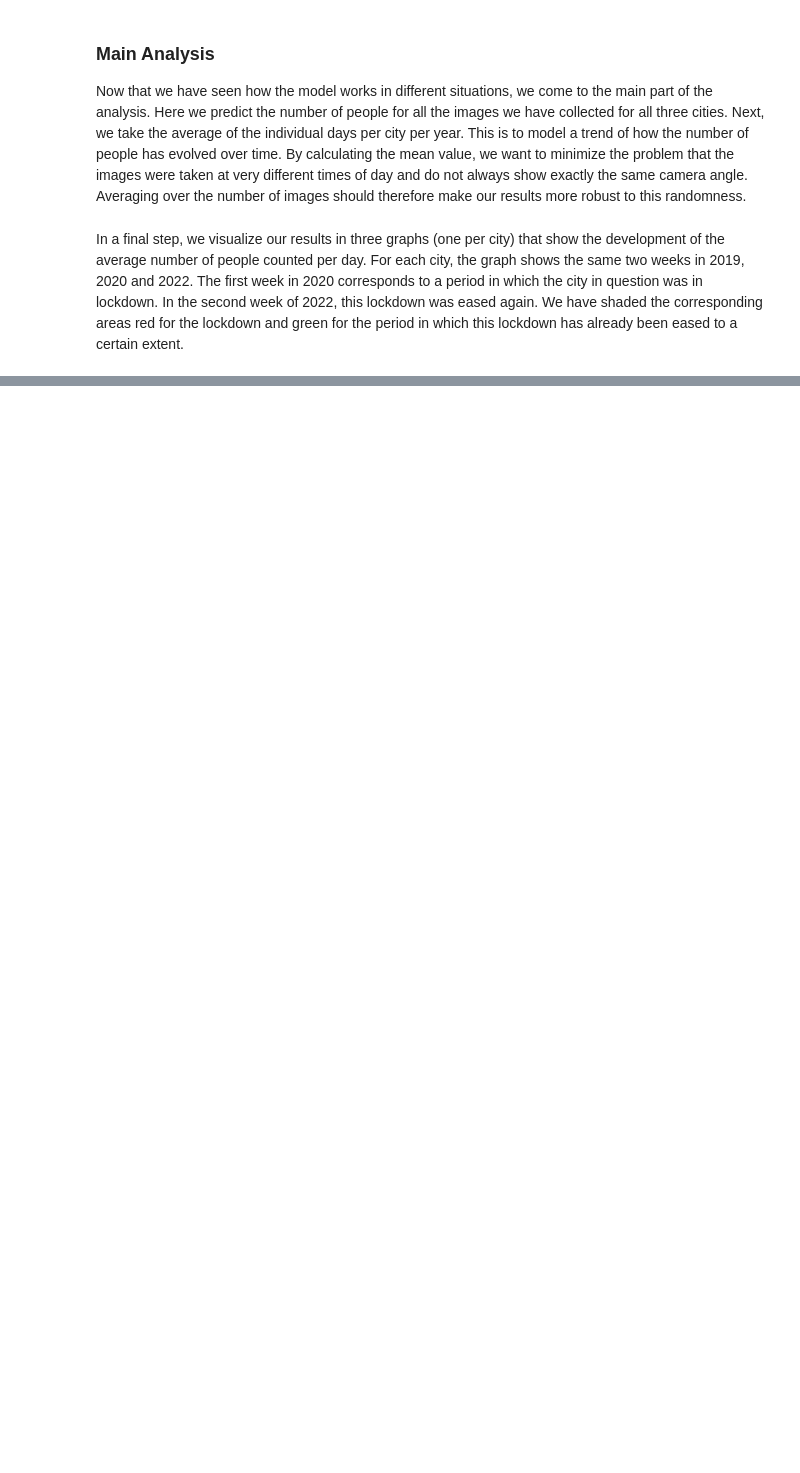
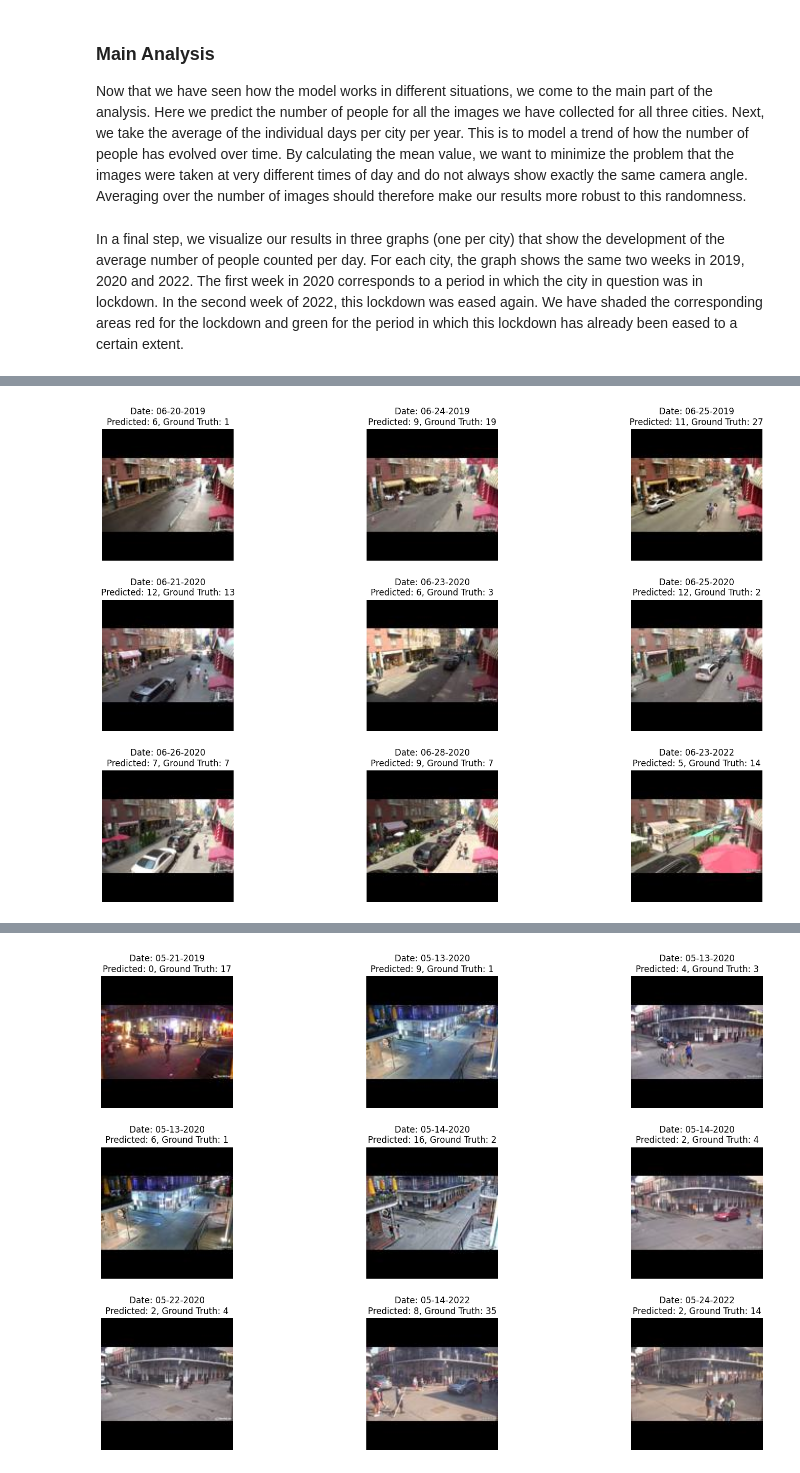
Before and after one commit to Raphaaella/CNN-to-Evaluate-Social-Distancing-Measures, a Jupyter notebook: 01_code/4_Analysis/analysis_yolo.ipynb, the cells around one changed output, grey strips where cells are left out. Drawn from its saved outputs; the diff is of its cells as text; code cells hidden in the pictures; blank space fills up the shorter version.

```diff
--- a/01_code/4_Analysis/analysis_yolo.ipynb
+++ b/01_code/4_Analysis/analysis_yolo.ipynb
@@ -273,0 +379,12 @@ plt.show()
+# %%
+all_predictions = {}
+
+ground_truth_csv_paths = {
+    'New York': '/content/drive/My Drive/Manual_Annotations/ground_truth_New_York_filtered.csv',
+    'New Orleans': '/content/drive/My Drive/Manual_Annotations/ground_truth_New_Orleans_filtered.csv',
+    'London': '/content/drive/My Drive/Manual_Annotations/ground_truth_London_filtered.csv'
+}
+
+for city, path in ground_truth_csv_paths.items():
+  visualize_ground_truth_predictions(yolo, path, city, all_predictions)
+# %% [output]
@@ -273,0 +400 @@ plt.show()
+[figure, added]
@@ -273,0 +410 @@ plt.show()
+[figure, added]
```
Also changed, not shown: parts of 14 cells of this notebook, 1 other file.
